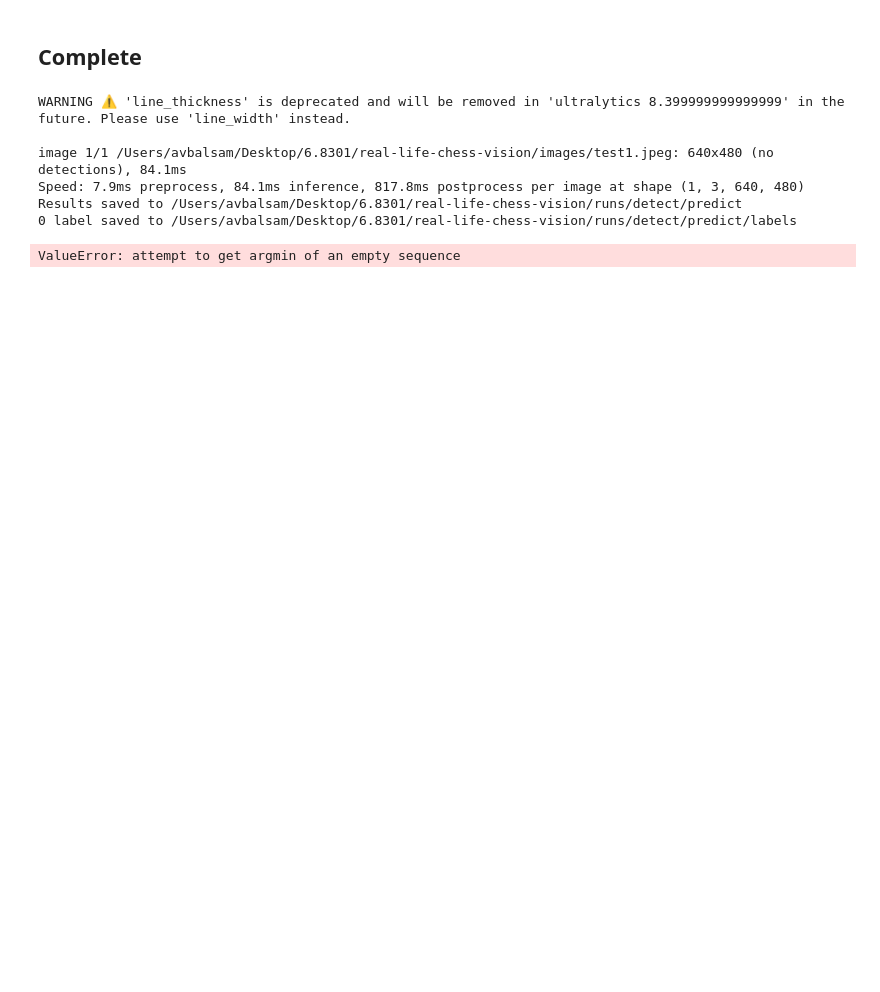
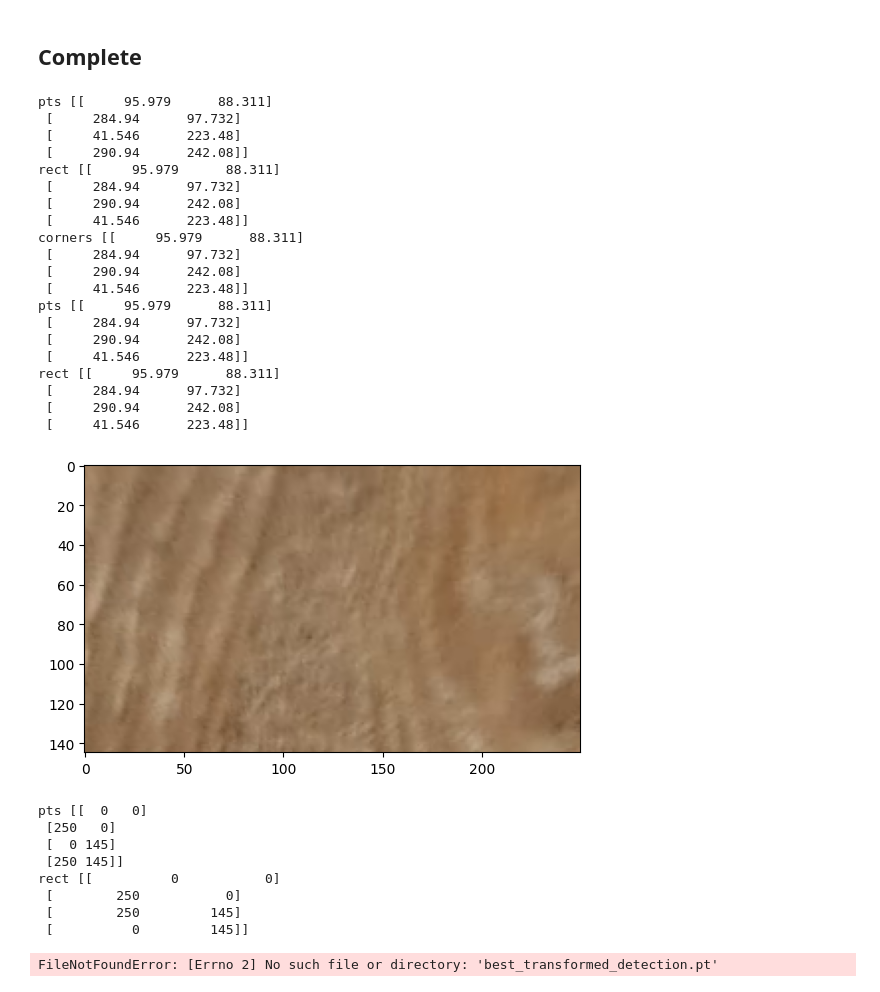
Before and after one commit to avbalsam/ChessNET, a Jupyter notebook: app.ipynb, the cells around one changed output. Saved outputs shown, nothing was run; the diff lists cells and outputs as text; code cells hidden in the pictures; blank space fills up the shorter version.

Commit message:
implement detect_corners

```diff
--- a/app.ipynb
+++ b/app.ipynb
@@ -5,29 +5,3 @@
 !pip install shapely
 
 #install important packages
-# %%
-import cv2
-import time
-import math
-
-img_captured = cv2.imread('images/test1.jpeg', cv2.IMREAD_GRAYSCALE)
-img_captured = cv2.resize(img_captured, (350, 350))
-
-GRID = (7, 7)
-
-found, corners = cv2.findChessboardCornersSB(
-    img_captured, GRID, cv2.CALIB_CB_ADAPTIVE_THRESH)
-
-corner1 = corners[0] - (corners[1] - corners[0]) - (corners[7] - corners[0])
-corner2 = corners[6] + (corners[6] - corners[5]) - (corners[13] - corners[6])
-corner3 = corners[42] - (corners[43] - corners[42]) + (corners[42] - corners[35])
-corner4 = corners[48] + (corners[48] - corners[47]) + (corners[48] - corners[41])
-print(corner1, corner2, corner3, corner4)
-print(corners)
-
-cv2.drawChessboardCorners(img_captured, GRID, corners, found)
-for corner in [corner1, corner2, corner3, corner4]:
-    print(corner[0][0])
-    img_captured = cv2.circle(img_captured, (math.floor(corner[0][0]), math.floor(corner[0][1])), radius = 5, color = (0,0,255))
-cv2.imshow('img_captured_corners', img_captured)
-cv2.waitKey(0)
@@ -250,13 +236,18 @@ def connect_square_to_detection(detections, square):
 # %% [markdown]
 ## Complete
 # %%
-image = 'images/test1.jpeg'
+import numpy as np
+
+image = 'images/test2.jpeg'
 
 corners = detect_corners(image)
 
-print(corners)
+print("corners", corners)
 
 transformed_image = four_point_transform(image, corners)
+
+plt.imshow(transformed_image)
+plt.show()
 
 ptsT, ptsL = plot_grid_on_transformed_image(transformed_image)
 
@@ -361,37 +352,60 @@ h1 = np.array([[xH,y2], [xI, y2], [xI, y1], [xH, y1]])
 # transforms the squares to write FEN
 
 FEN_annotation = [[a8, b8, c8, d8, e8, f8, g8, h8],
                 [a7, b7, c7, d7, e7, f7, g7, h7],
                 [a6, b6, c6, d6, e6, f6, g6, h6],
                 [a5, b5, c5, d5, e5, f5, g5, h5],
                 [a4, b4, c4, d4, e4, f4, g4, h4],
                 [a3, b3, c3, d3, e3, f3, g3, h3],
                 [a2, b2, c2, d2, e2, f2, g2, h2],
                 [a1, b1, c1, d1, e1, f1, g1, h1]]
 
 board_FEN = []
 corrected_FEN = []
 complete_board_FEN = []
 
 for line in FEN_annotation:
     line_to_FEN = []
     for square in line:
         piece_on_square = connect_square_to_detection(detections, square)
         line_to_FEN.append(piece_on_square)
     corrected_FEN = [i.replace('empty', '1') for i in line_to_FEN]
     print(corrected_FEN)
     board_FEN.append(corrected_FEN)
 
 complete_board_FEN = [''.join(line) for line in board_FEN]
 
 to_FEN = '/'.join(complete_board_FEN)
 
 print("https://lichess.org/analysis/"+to_FEN)
 # %% [output]
-WARNING ⚠️ 'line_thickness' is deprecated and will be removed in 'ultralytics 8.399999999999999' in the future. Please use 'line_width' instead.
-
-image 1/1 /Users/avbalsam/Desktop/6.8301/real-life-chess-vision/images/test1.jpeg: 640x480 (no detections), 84.1ms
-Speed: 7.9ms preprocess, 84.1ms inference, 817.8ms postprocess per image at shape (1, 3, 640, 480)
-Results saved to /Users/avbalsam/Desktop/6.8301/real-life-chess-vision/runs/detect/predict
-0 label saved to /Users/avbalsam/Desktop/6.8301/real-life-chess-vision/runs/detect/predict/labels
+pts [[     95.979      88.311]
+ [     284.94      97.732]
+ [     41.546      223.48]
+ [     290.94      242.08]]
+rect [[     95.979      88.311]
+ [     284.94      97.732]
+ [     290.94      242.08]
+ [     41.546      223.48]]
+corners [[     95.979      88.311]
+ [     284.94      97.732]
+ [     290.94      242.08]
+ [     41.546      223.48]]
+pts [[     95.979      88.311]
+ [     284.94      97.732]
+ [     290.94      242.08]
+ [     41.546      223.48]]
+rect [[     95.979      88.311]
+ [     284.94      97.732]
+ [     290.94      242.08]
+ [     41.546      223.48]]
+[figure, added]
-ValueError: attempt to get argmin of an empty sequence
+pts [[  0   0]
+ [250   0]
+ [  0 145]
+ [250 145]]
+rect [[          0           0]
+ [        250           0]
+ [        250         145]
+ [          0         145]]
+FileNotFoundError: [Errno 2] No such file or directory: 'best_transformed_detection.pt'
```
Also changed, not shown: parts of 4 cells of this notebook, 4 other files.
